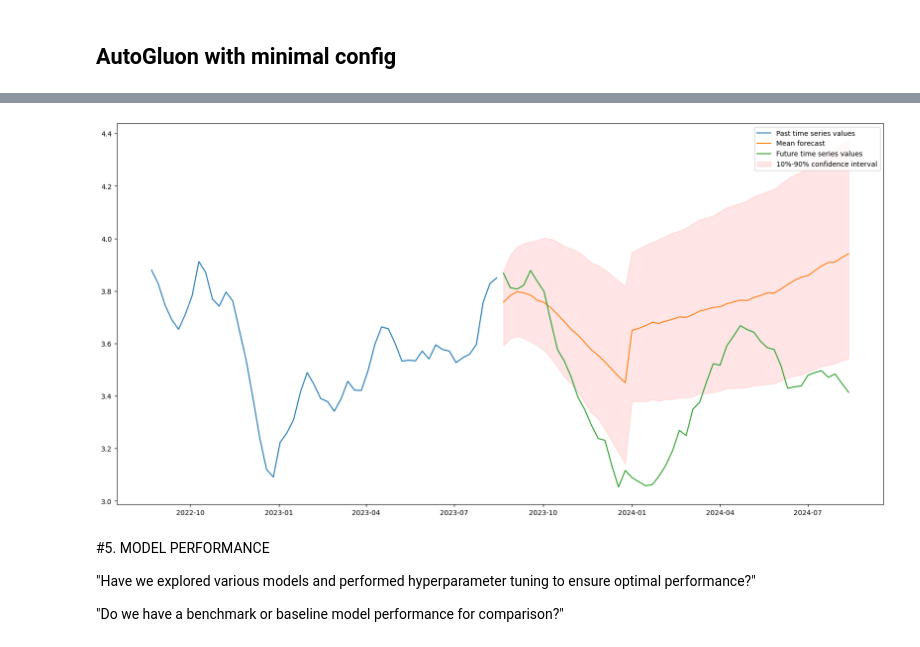
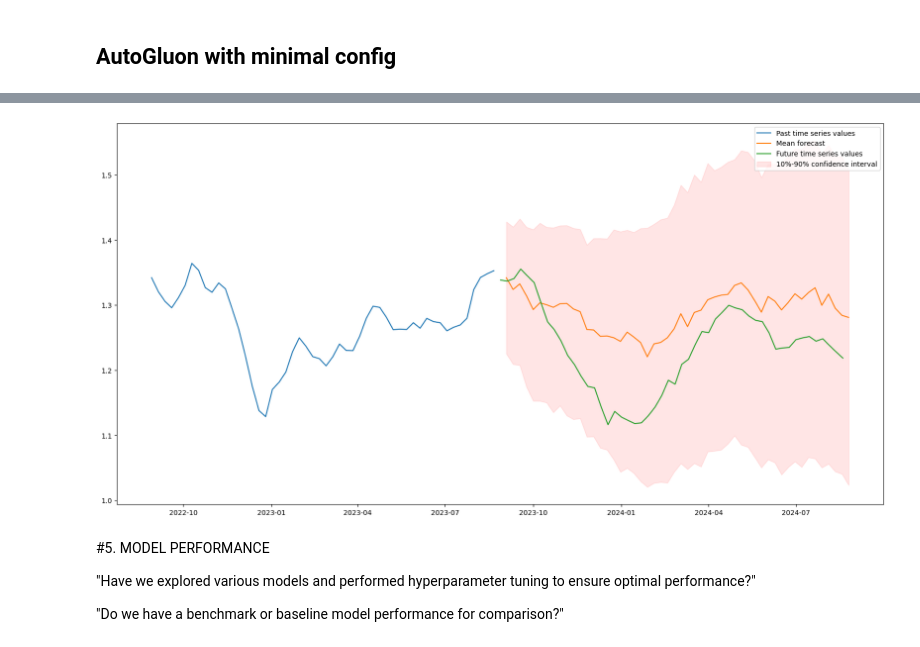
Before and after one commit to mzaoualim/us_gas_price, a Jupyter notebook: notebooks/step_by_step_notebook.ipynb, the cells around one changed output, grey strips where cells are left out. Drawn from its saved outputs; the diff is of its cells as text; code cells hidden in the pictures.

Commit message:
Kaggle Notebook | us_gas_price | Version 2

```diff
--- a/notebooks/step_by_step_notebook.ipynb
+++ b/notebooks/step_by_step_notebook.ipynb
@@ -186,7 +249,7 @@ df.head()
 # %%
 # loading formated data
 train_data = TimeSeriesDataFrame.from_data_frame(
-    df[:-52],
+    data_ag[:-52],
     id_column="item_id",
     timestamp_column="timestamp"
 )
@@ -202,5 +265,6 @@ train_data.head()
 # %%
 predictor = TimeSeriesPredictor(
+    freq='W',
     prediction_length=52,
     path="us_gas",
     target="target",
@@ -259,27 +330,27 @@ predictions
 # %%
 test_data = TimeSeriesDataFrame.from_data_frame(
-    df[-52:],
+    data_ag[-52:],
     id_column="item_id",
     timestamp_column="timestamp"
 )
 
 plt.figure(figsize=(20, 10))
 
-item_id = "Gas"
+item_id = "Gas_Price"
 y_past = train_data.loc[item_id]["target"][-52:]
 y_pred = predictions.loc[item_id]
-y_test = test_data.loc[item_id]["target"][-52:]
+y_test = test_data.loc[item_id]["target"]#[-52:]
 
 plt.plot(y_past, label="Past time series values")
 plt.plot(y_pred["mean"], label="Mean forecast")
 plt.plot(y_test, label="Future time series values")
 
 plt.fill_between(
     y_pred.index, y_pred["0.1"], y_pred["0.9"], color="red", alpha=0.1, label=f"10%-90% confidence interval"
 )
 plt.legend();
 # %% [output]
-[figure, old version]
+[figure, new version]
 # %% [markdown]
 #5. MODEL PERFORMANCE
 
```
Also changed, not shown: parts of 25 cells of this notebook.
